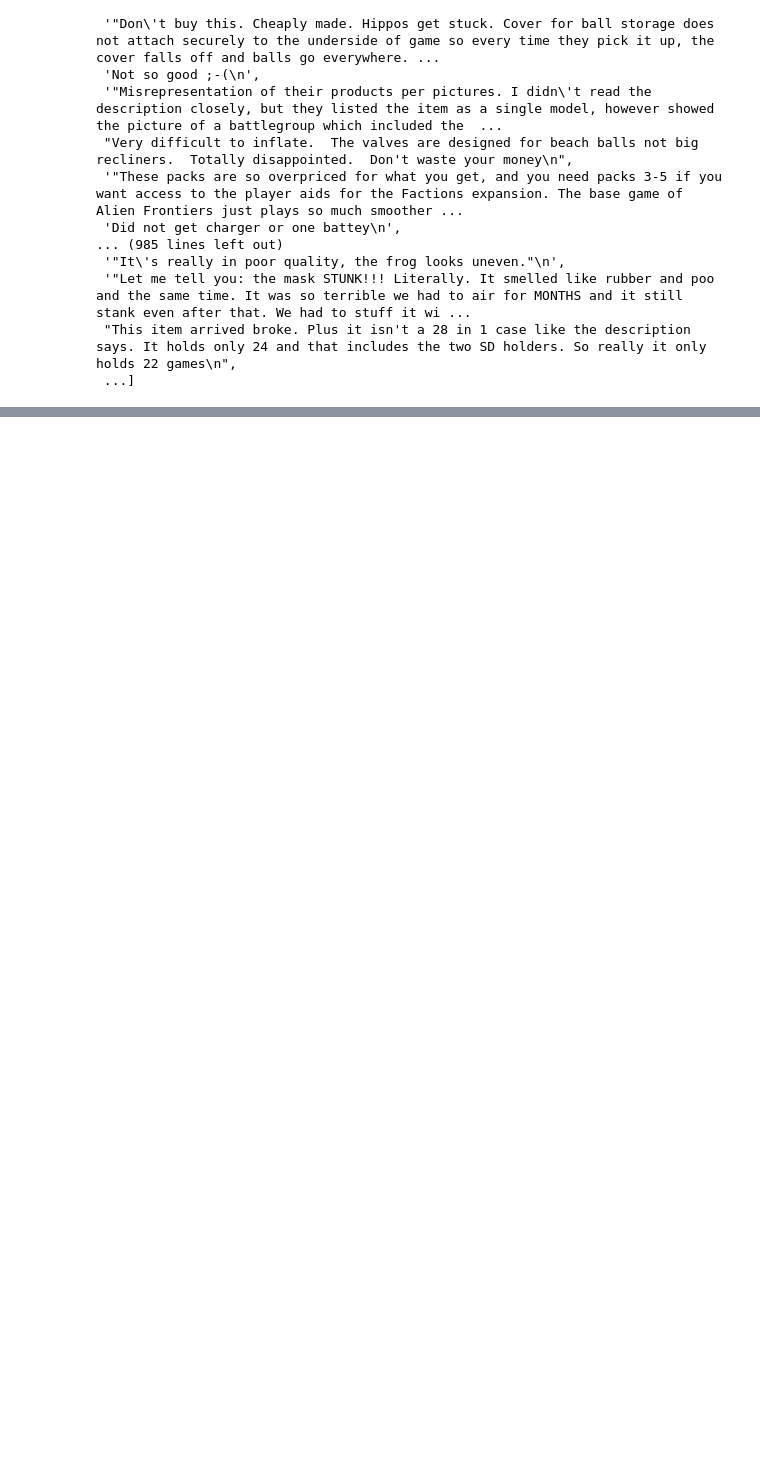
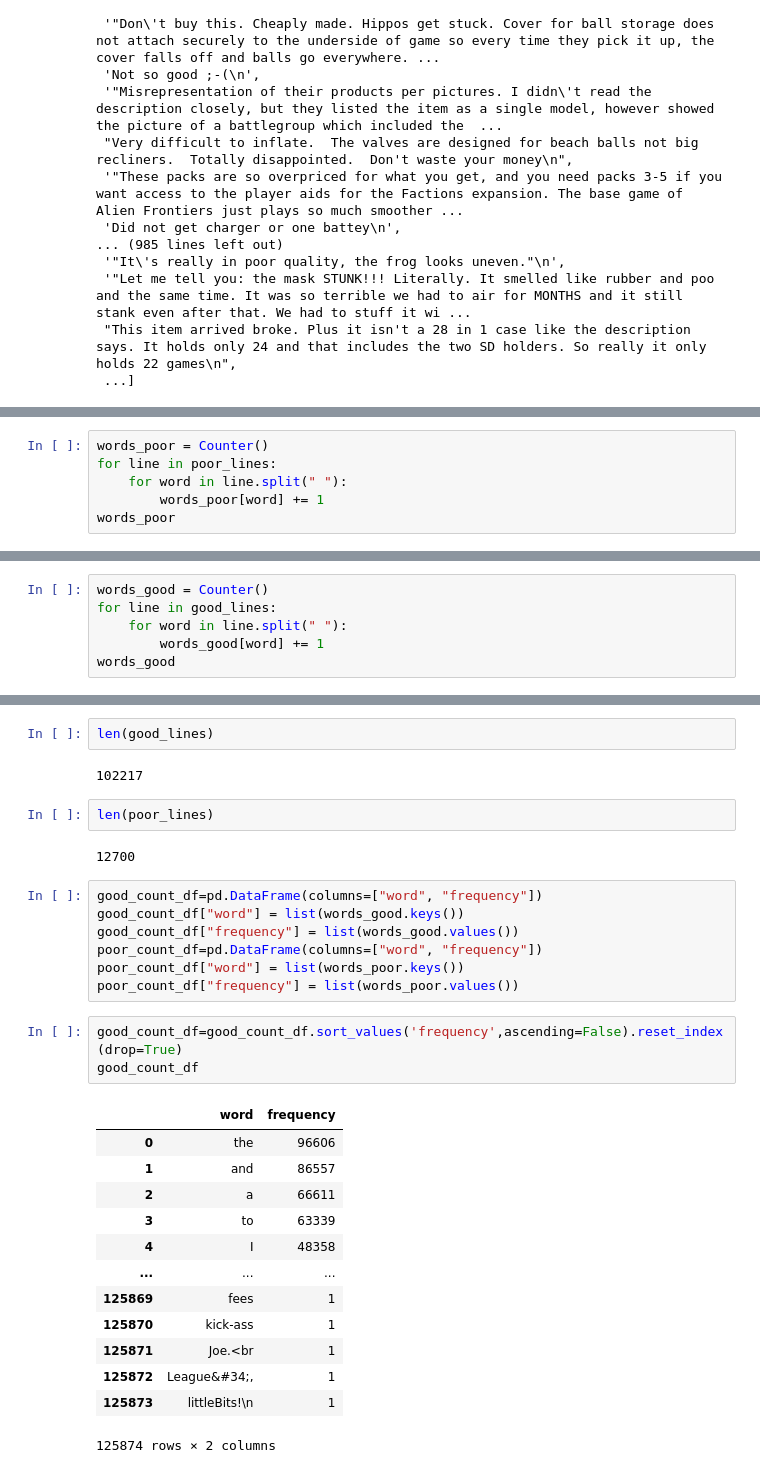
Before and after one commit to jamesdolla/dso-560-nlp-text-analytics-SPRING-2021, a Jupyter notebook: Week 1/dolla_james_HW1.ipynb, the cells around one changed output, grey strips where cells are left out. Cells and saved outputs as stored; diff of their text form; blank space fills up the shorter version.

```diff
--- a/Week 1/dolla_james_HW1.ipynb
+++ b/Week 1/dolla_james_HW1.ipynb
@@ -74,0 +87,6 @@ import re
+# %%
+words_poor = Counter()
+for line in poor_lines:
+    for word in line.split(" "):
+        words_poor[word] += 1
+words_poor
@@ -74,0 +111,6 @@ import re
+# %%
+words_good = Counter()
+for line in good_lines:
+    for word in line.split(" "):
+        words_good[word] += 1
+words_good
@@ -74,0 +135,32 @@ import re
+# %%
+len(good_lines)
+# %% [output]
+102217
+# %%
+len(poor_lines)
+# %% [output]
+12700
+# %%
+good_count_df=pd.DataFrame(columns=["word", "frequency"])
+good_count_df["word"] = list(words_good.keys())
+good_count_df["frequency"] = list(words_good.values())
+poor_count_df=pd.DataFrame(columns=["word", "frequency"])
+poor_count_df["word"] = list(words_poor.keys())
+poor_count_df["frequency"] = list(words_poor.values())
+# %%
+good_count_df=good_count_df.sort_values('frequency',ascending=False).reset_index(drop=True)
+good_count_df
+# %% [output]
+|  | word | frequency |
+| 0 | the | 96606 |
+| 1 | and | 86557 |
+| 2 | a | 66611 |
+| 3 | to | 63339 |
+| 4 | I | 48358 |
+| ... | ... | ... |
+| 125869 | fees | 1 |
+| 125870 | kick-ass | 1 |
+| 125871 | Joe.<br | 1 |
+| 125872 | League&#34;, | 1 |
+| 125873 | littleBits!\n | 1 |
+125874 rows × 2 columns
```
Also changed, not shown: parts of 36 cells of this notebook, 3 other files.
